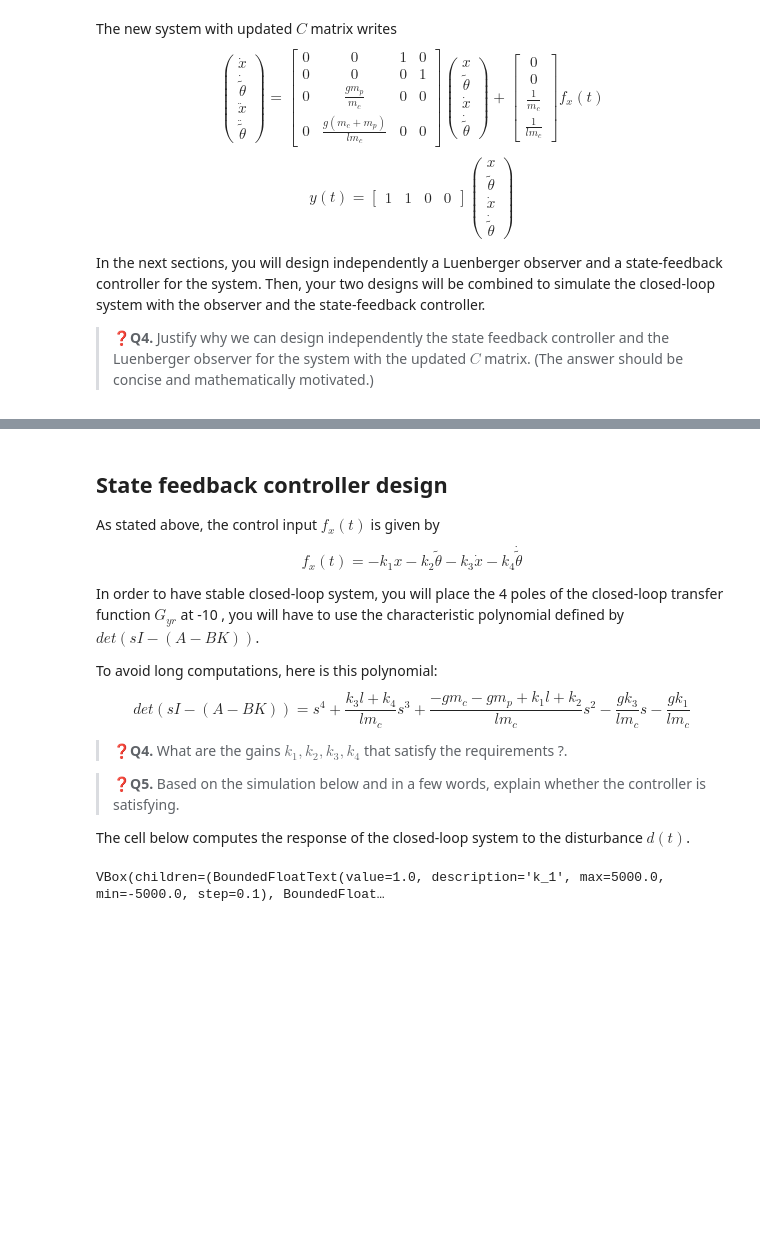
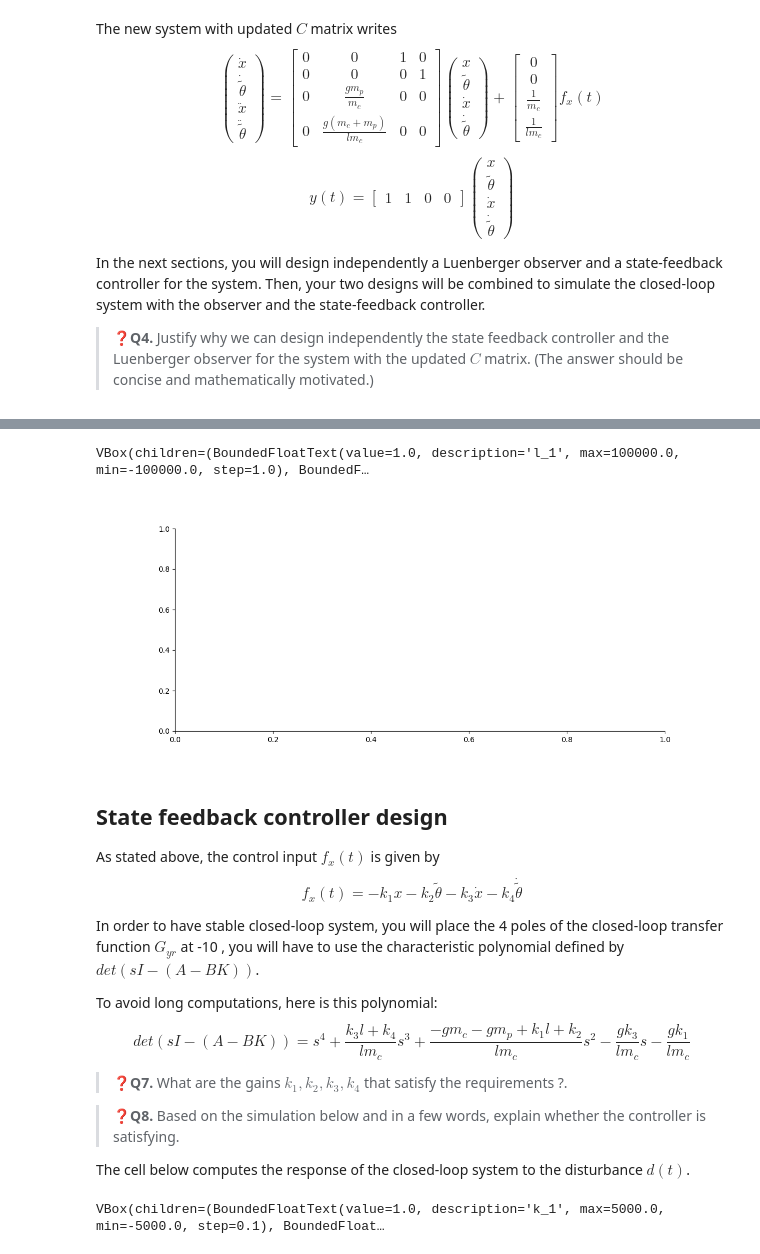
Before and after one commit to JeromeAdriaens/syst0022-lsd, a Jupyter notebook: labo_3/labo3_2025.ipynb, the cells around one changed output, grey strips where cells are left out. Drawn from its saved outputs; the diff is of its cells as text; code cells hidden in the pictures; blank space fills up the shorter version.

Commit message:
Luenberger observer and superposition principle

```diff
--- a/labo_3/labo3_2025.ipynb
+++ b/labo_3/labo3_2025.ipynb
@@ -402,3 +428,71 @@ In the next sections, you will design independently a Luenberger observer and a
+# %%
+# @title
+class ObsPlot(OutPlot):
+    def _init_plot(self, fig_name="observer", title=None):
+        self.output.layout.height = '100%'
+        self.output.layout.width = '100%'
+
+        plt.close(fig_name)
+        self.figure = plt.figure(fig_name, figsize=(12, 5), dpi=100)
+        self.ax = self.figure.add_subplot(1, 1, 1)
+
+        self.parameters = dict(l_1=1, l_2=1, l_3=1, l_4=1)
+        self.C_obs = np.array([[1, 1, 0, 0]])
+        self.poles_text = HTML(value='<i style="color:gray">Run simulation to see poles</i>')
+        self.time = np.linspace(0, 5, 1000)
+        # Non-zero initial estimation error: 0.5 rad on x, 0.1 rad on theta
+        self.e0 = np.array([0.5, 0.1, 0.0, 0.0])
+
+    def _on_change(self, **kwargs):
+        self.parameters.update(kwargs)
+
+    def _on_click(self, button):
+        self(**self.parameters)
+
+    def _plot(self, l_1, l_2, l_3, l_4):
+        L = np.array([[l_1], [l_2], [l_3], [l_4]])
+        A_obs = A_LIN - L @ self.C_obs
+        error_sys = control.ss(A_obs, np.zeros((4, 1)), np.eye(4), np.zeros((4, 1)), dt=0)
+        t = self.time
+        print("Computing ...", end='\r')
+        self.ax.clear()
+        response = control.initial_response(error_sys, T=t, X0=self.e0)
+        self.ax.plot(t, response.y[1], label=r'$\tilde\theta$ error')
+        self.ax.plot(t, response.y[0], label=r'$x$ error', linestyle='--')
+        self.ax.axhline(0, color='r', linestyle='--', label="0")
+        self.ax.legend()
+        self.ax.set(title='Estimation error $e(t) = x(t) - \hat{x}(t)$',
+                    xlabel='Time [s]', ylabel='Error')
+        def _poles_html(label, poles):
+            stable = all(p.real < 0 for p in poles)
+            color = '#2e7d32' if stable else '#c62828'
+            s = ', '.join(f'{p.real:.3f}' for p in sorted(poles, key=lambda x: x.real))
+            return f'<span style="font-family:monospace"><b>{label}:</b> <span style="color:{color}">{s}</span></span>'
+        poles = np.linalg.eigvals(A_obs)
+        self.poles_text.value = _poles_html('Observer poles (A−LC)', poles)
+        display(self.figure)
+
+def create_obs_buttons():
+    param_list = []
+    for i in range(4):
+        param_list.append(BoundedFloatText(value=1, min=-1e5, max=1e5, step=1.0, description='l_'+str(i+1)))
+    param_list.append(Button(description='Run simulation'))
+    box = VBox(param_list, layout=Layout(flex_flow='column', align_items='center'))
+    return box, param_list
+
+obs_plot = ObsPlot(fig_name="cartpole_obs", title="Luenberger Observer: estimation error")
+vbox_obs, obs_params = create_obs_buttons()
+button_obs = obs_params[-1]
+button_obs.on_click(obs_plot._on_click)
+l_1w, l_2w, l_3w, l_4w = obs_params[:4]
+
+vbox_obs.children = tuple(vbox_obs.children) + (obs_plot.poles_text,)
+box_obs = HBox([obs_plot.output, vbox_obs], layout=Layout(width='100%', align_items='center')) if COLAB else vbox_obs
+out_obs = interactive_output(obs_plot._on_change, {'l_1': l_1w, 'l_2': l_2w, 'l_3': l_3w, 'l_4': l_4w})
+display(box_obs)
+# %% [output]
+VBox(children=(BoundedFloatText(value=1.0, description='l_1', max=100000.0, min=-100000.0, step=1.0), BoundedF…
+[figure, added]
 # %% [markdown]
 ## **State feedback controller design**
 
@@ -416,9 +510,9 @@ det(sI - (A - BK)) = s^4 + \frac{k_{3} l + k_{4}}{l m_{c}} s^3 + \frac{- g m_{c}
 - \frac{g k_{3}}{l m_{c}} s - \frac{g k_{1}}{l m_{c}}
 $$
 
-> ❓**Q4.** What are the gains $k_1, k_2, k_3, k_4$ that satisfy the requirements ?.
+> ❓**Q7.** What are the gains $k_1, k_2, k_3, k_4$ that satisfy the requirements ?.
 
-> ❓**Q5.** Based on the simulation below and in a few words, explain whether the controller is satisfying.
+> ❓**Q8.** Based on the simulation below and in a few words, explain whether the controller is satisfying.
 >
 The cell below computes the response of the closed-loop system to the disturbance $d(t)$.
 # %%
```
Also changed, not shown: parts of 6 cells of this notebook.
